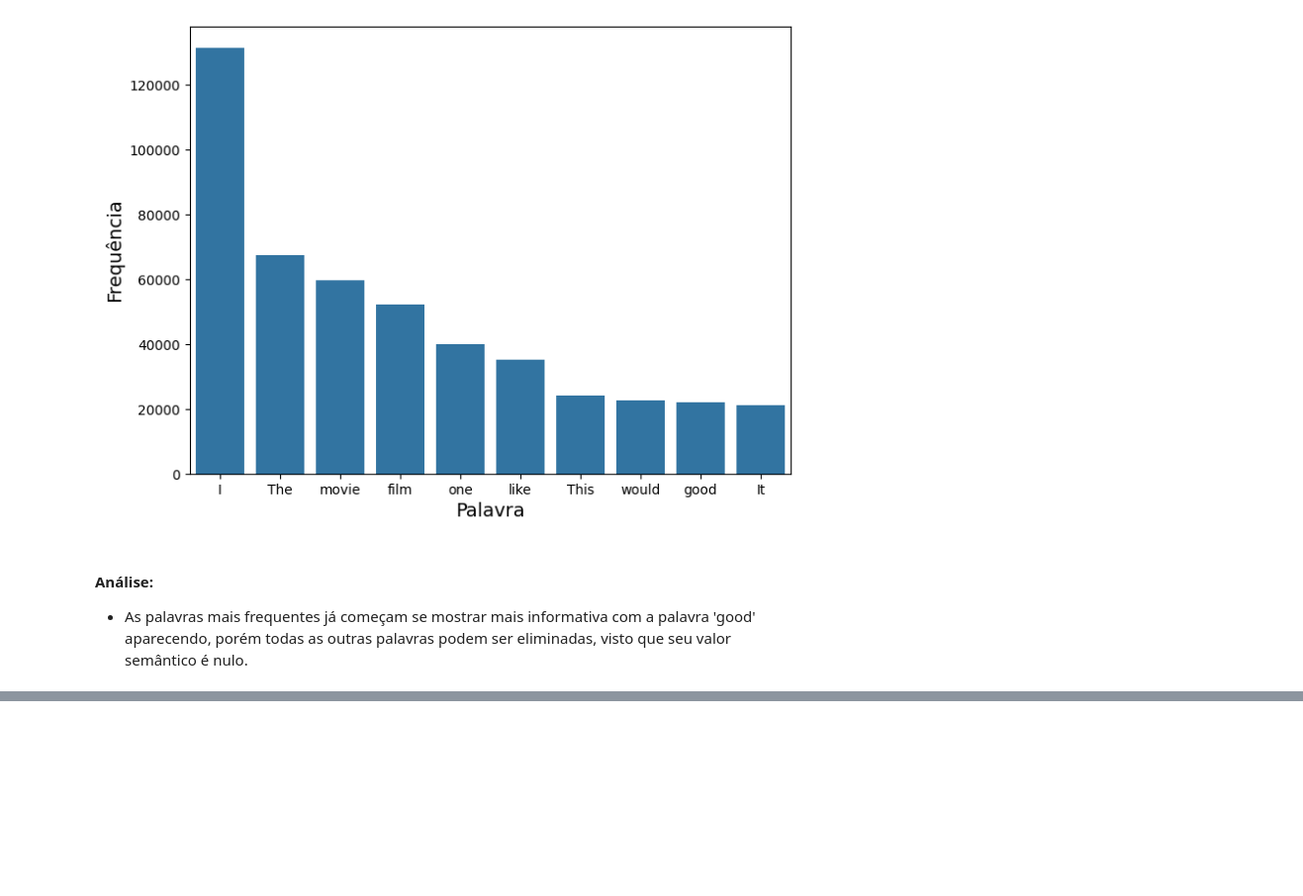
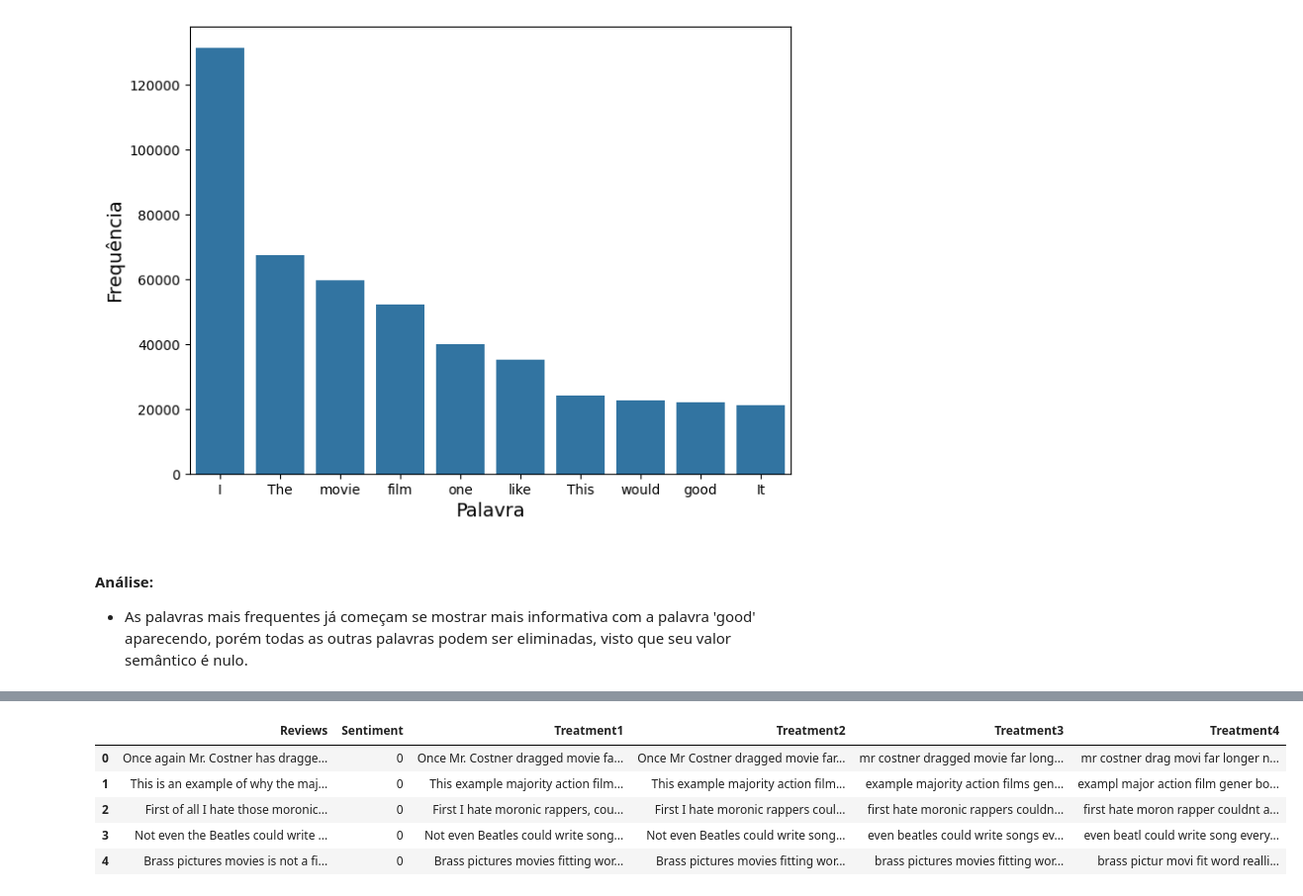
Before and after one commit to guialbquerque/AnaliseDeSentimentosIMDB, a Jupyter notebook: notebooks/preprocessing/data_pre_processing.ipynb, the cells around one changed output, grey strips where cells are left out. Shown at 99% size. Cells and saved outputs as stored; diff of their text form; code cells hidden in the pictures; blank space fills up the shorter version.

```diff
--- a/notebooks/preprocessing/data_pre_processing.ipynb
+++ b/notebooks/preprocessing/data_pre_processing.ipynb
@@ -175,0 +259,11 @@ plot_word_frequencies(df, 'Treatment1', 10)
+# %%
+df['Treatment4'] = stemm_corpus(df, 'Treatment3')
+# %%
+df.head()
+# %% [output]
+|  | Reviews | Sentiment | Treatment1 | Treatment2 | Treatment3 | Treatment4 |
+| 0 | Once again Mr. Costner has dragge... | 0 | Once Mr. Costner dragged movie fa... | Once Mr Costner dragged movie far... | mr costner dragged movie far long... | mr costner drag movi far longer n... |
+| 1 | This is an example of why the maj... | 0 | This example majority action film... | This example majority action film... | example majority action films gen... | exampl major action film gener bo... |
+| 2 | First of all I hate those moronic... | 0 | First I hate moronic rappers, cou... | First I hate moronic rappers coul... | first hate moronic rappers couldn... | first hate moron rapper couldnt a... |
+| 3 | Not even the Beatles could write ... | 0 | Not even Beatles could write song... | Not even Beatles could write song... | even beatles could write songs ev... | even beatl could write song every... |
+| 4 | Brass pictures movies is not a fi... | 0 | Brass pictures movies fitting wor... | Brass pictures movies fitting wor... | brass pictures movies fitting wor... | brass pictur movi fit word realli... |
```
Also changed, not shown: parts of 24 cells of this notebook.
